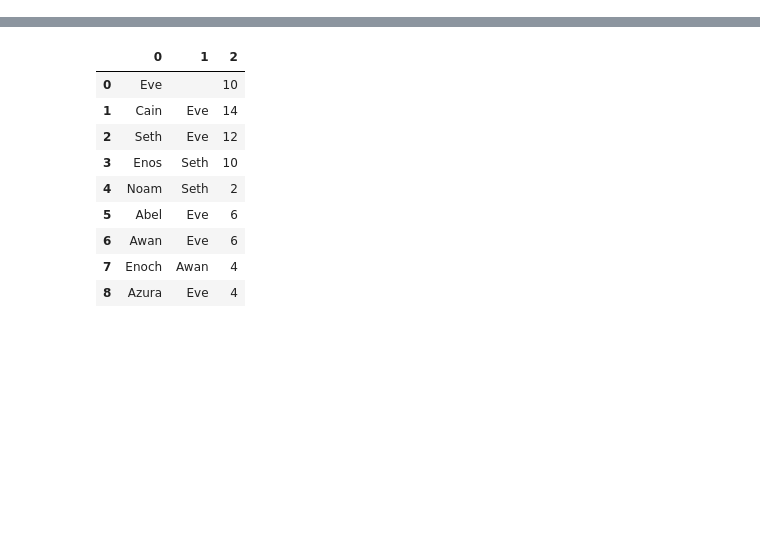
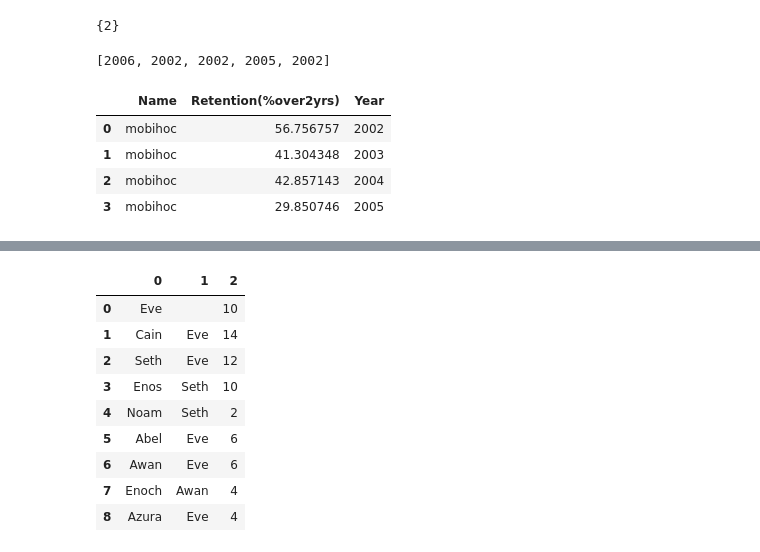
Before and after one commit to MistryWoman/Dashboard, a Jupyter notebook: top_authors.ipynb, the cells around one changed output, grey strips where cells are left out. Drawn from its saved outputs; the diff is of its cells as text; code cells hidden in the pictures; blank space fills up the shorter version.

```diff
--- a/top_authors.ipynb
+++ b/top_authors.ipynb
@@ -4,0 +11,78 @@ import collections
+# %%
+a = set([1,2,3])
+b = set([2])
+a.intersection(b)
+# %% [output]
+{2}
+# %%
+def create_year_dict(conf_df):
+    "Given the conf df , return a sorted list of years of that conference"
+    years = list(set(conf_df['Year']))
+    years.sort()
+    return years
+
+def retention(conf_df):
+    years = create_year_dict(conf_df)
+    year_col = []
+    retention_col = []
+
+    for index, year in enumerate(years):
+
+        if index > 1 and index < len(years):
+
+            current_year = years[index]
+            last_year = years[index -1]
+            last_last_year = years[index -2]
+
+            current_df = conf_df[conf_df['Year'] == current_year]
+            current_tpc = set(current_df['Name'])
+
+            last_df = conf_df[conf_df['Year'] == last_year]
+            last_tpc = set(last_df['Name'])
+
+            last_last_df = conf_df[conf_df['Year'] == last_last_year]
+            last_last_tpc = set(last_last_df['Name'])
+
+            past_tpc = set()
+            past_tpc.update(last_tpc)
+            past_tpc.update(last_last_tpc)
+
+            retention = current_tpc.intersection(past_tpc)
+            ret_percent = len(retention) / len(current_tpc) * 100
+
+            year_col.append(current_year)
+            retention_col.append(ret_percent)
+
+    return year_col, retention_col
+
+
+def create_df(conf, conf_df):
+    "Given the conf df makes the final dataframe for each conference"
+    year, ret = retention(conf_df)
+    conf_name = [str(conf)] * len(ret)
+
+    return pd.DataFrame(list(zip(conf_name, ret, year)), columns = ['Name', 'Retention(%over2yrs)', 'Year'])
+
+ipsn_ret = create_df('ipsn', ipsn_df)
+mobihoc_ret =  create_df('mobihoc', mobihoc_df)
+mobicom_ret = create_df('mobicom', mobicom_df)
+sensys_ret = create_df('sensys', sensys_df)
+sigcomm_ret = create_df('sigcomm', sigcomm_df)
+
+min_y = [ipsn_ret['Year'].min(),mobihoc_ret['Year'].min(), mobicom_ret['Year'].min(), sensys_ret['Year'].min(),
+         sigcomm_ret['Year'].min()]
+
+max_y = [ipsn_ret['Year'].max(),mobihoc_ret['Year'].max(), mobicom_ret['Year'].max(), sensys_ret['Year'].max(),
+         sigcomm_ret['Year'].max()]
+
+#ipsn and mobicom
+
+print(min_y)
+mobihoc_ret.head(4)
+# %% [output]
+[2006, 2002, 2002, 2005, 2002]
+|  | Name | Retention(%over2yrs) | Year |
+| 0 | mobihoc | 56.756757 | 2002 |
+| 1 | mobihoc | 41.304348 | 2003 |
+| 2 | mobihoc | 42.857143 | 2004 |
+| 3 | mobihoc | 29.850746 | 2005 |
```
Also changed, not shown: parts of 5 cells of this notebook, 2 other files.
